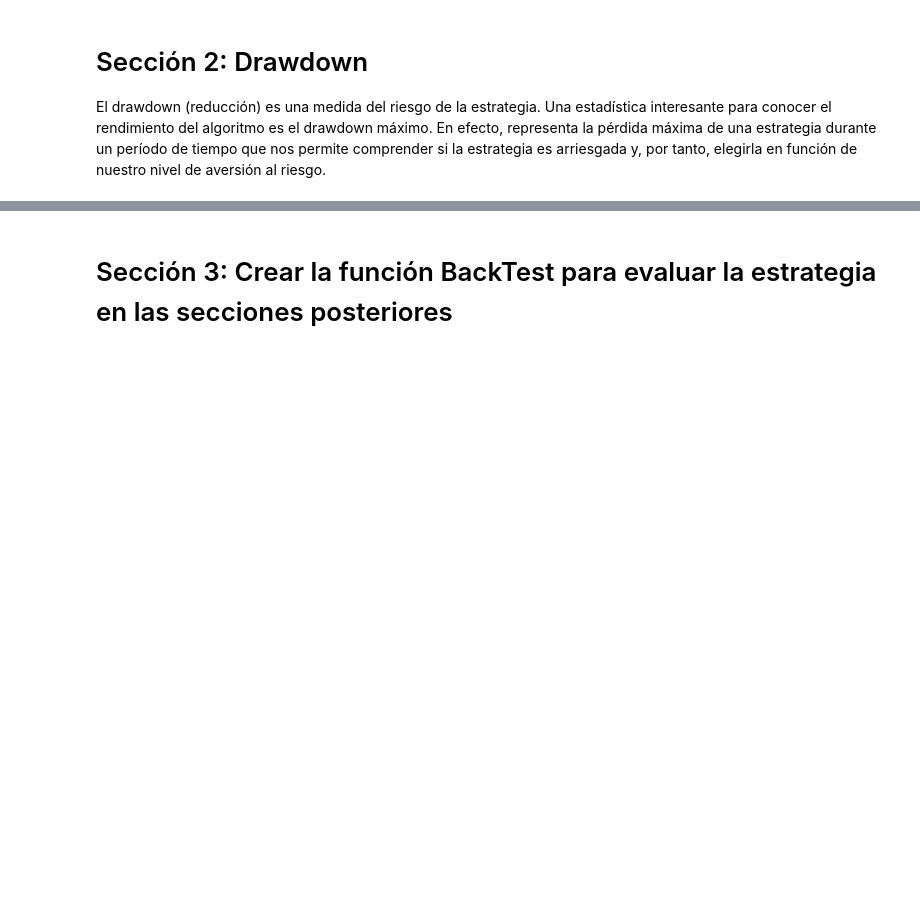
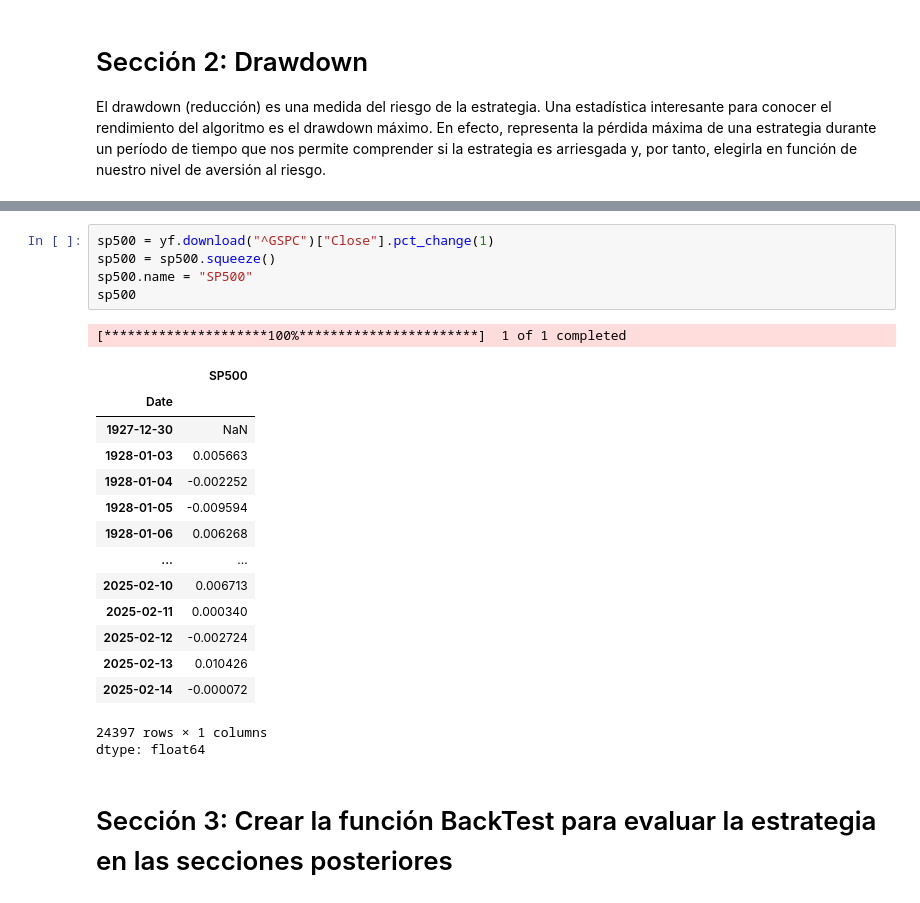
Before and after one commit to PacoDLC/trading-algoritmico-a-z-con-python, a Jupyter notebook: ES_TA_Capítulo_05_Backtesting_Vectorizado.ipynb, the cells around one changed output, grey strips where cells are left out. Drawn from its saved outputs; the diff is of its cells as text; blank space fills up the shorter version.

```diff
--- a/ES_TA_Capítulo_05_Backtesting_Vectorizado.ipynb
+++ b/ES_TA_Capítulo_05_Backtesting_Vectorizado.ipynb
@@ -226,3 +222,25 @@ Max drawdown: 28.8 %
+# %%
+sp500 = yf.download("^GSPC")["Close"].pct_change(1)
+sp500 = sp500.squeeze()
+sp500.name = "SP500"
+sp500
+# %% [output]
+[*********************100%***********************]  1 of 1 completed
+|  | SP500 |
+| Date |  |
+| 1927-12-30 | NaN |
+| 1928-01-03 | 0.005663 |
+| 1928-01-04 | -0.002252 |
+| 1928-01-05 | -0.009594 |
+| 1928-01-06 | 0.006268 |
+| ... | ... |
+| 2025-02-10 | 0.006713 |
+| 2025-02-11 | 0.000340 |
+| 2025-02-12 | -0.002724 |
+| 2025-02-13 | 0.010426 |
+| 2025-02-14 | -0.000072 |
+24397 rows × 1 columns
+dtype: float64
 # %% [markdown]
 # Sección 3: Crear la función BackTest para evaluar la estrategia en las secciones posteriores
 # %%
```
Also changed, not shown: parts of 14 cells of this notebook.
